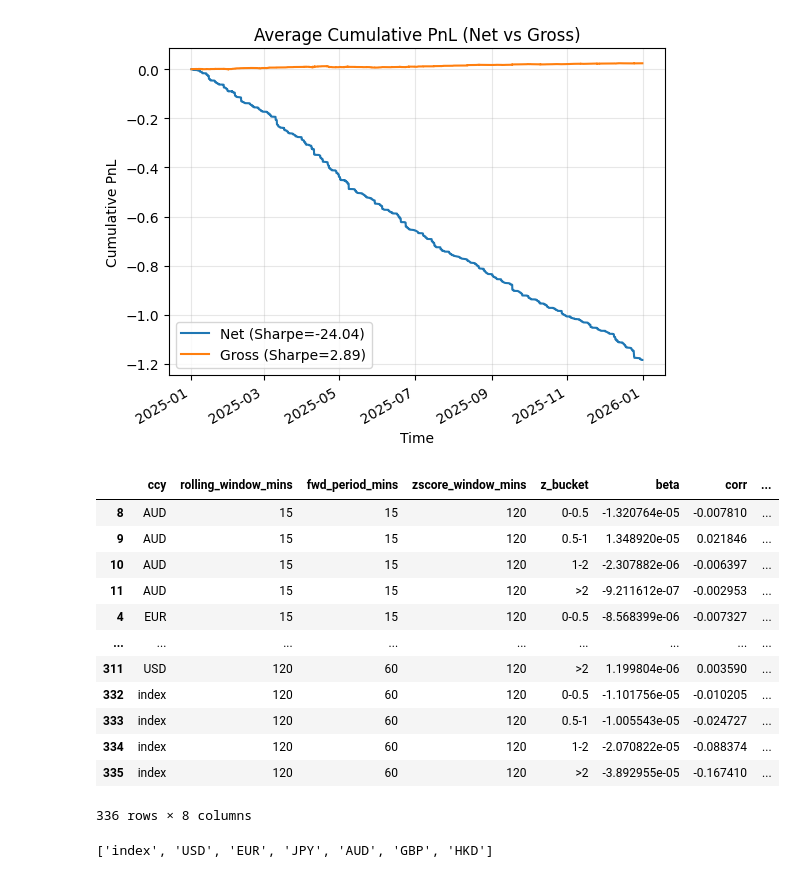
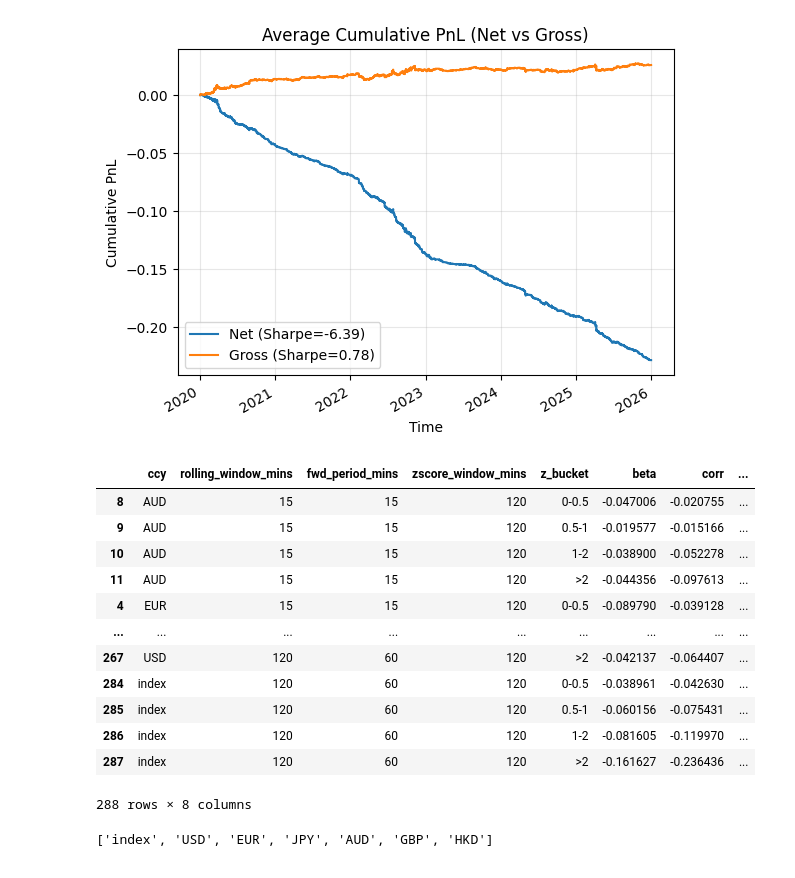
Before and after one commit to muqali/systematic-trading, a Jupyter notebook: src/systematic_trading/research/sgd_neer.ipynb, the cells around one changed output. Drawn from its saved outputs; the diff is of its cells as text; code cells hidden in the pictures.

```diff
--- a/src/systematic_trading/research/sgd_neer.ipynb
+++ b/src/systematic_trading/research/sgd_neer.ipynb
@@ -9,10 +9,10 @@ sys.path.append(str(Path.cwd().parent))
 
 from data.resampled_data_loader import get_resampled_quotes
 
-instruments = ['USDSGD', 'EURUSD', 'AUDUSD', 'GBPUSD', 'USDJPY', 'USDHKD']
-ccys = ['USD', 'EUR', 'AUD', 'GBP', 'JPY', 'HKD']
+instruments = ['USDSGD', 'EURUSD', 'AUDUSD', 'GBPUSD', 'USDJPY']
+ccys = ['USD', 'EUR', 'AUD', 'GBP', 'JPY']
 
-start_date = dt.datetime(2025, 1, 1)
+start_date = dt.datetime(2020, 1, 1)
 end_date = dt.datetime(2025, 12, 31)
 freq = pd.Timedelta(minutes=15)
 
@@ -36,10 +36,10 @@ from strategy.sgd_neer_strategy import SGDNEERStrategy
 strategy = SGDNEERStrategy(instruments, prices,
                         {
                             "rolling_window" : pd.Timedelta(minutes=15),
-                            "zscore_window" : pd.Timedelta(minutes=1200),
-                            "zscore_entry_threshold" : 2.5,
+                            "zscore_window" : pd.Timedelta(hours=3),
+                            "zscore_entry_threshold" : 2.0,
                             "zscore_exit_threshold" : 0.0,
-                            "spread_entry_multiplier" : 3.0
+                            "spread_entry_multiplier" : 5.0
                         })
 # %%
 signals = strategy.generate_signals()
@@ -111,7 +92,7 @@ ax.set_ylabel("Cumulative PnL")
 ax.legend()
 ax.grid(True, alpha=0.3)
 # %% [output]
-[figure, old version]
+[figure, new version]
 # %%
 rets_vs_sgd = strategy.build_rets_vs_sgd()
 # %%
@@ -138,12 +119,7 @@ results = []
 for rolling_window_mins, rolling_window in zip(rolling_windows_mins, rolling_windows):
     for fwd_period_mins, fwd_period in zip(fwd_periods_mins, fwd_periods):
         for ccy in ccys + ["index"]:
-            if ccy == "index":
-                past_ret = rets_vs_sgd["index"].rolling(rolling_window).sum()
-            else:
-                past_ret = (
-                    rets_vs_sgd[ccy] - rets_vs_sgd["index"]
-                ).rolling(rolling_window).sum()
+            past_ret = rets_vs_sgd[ccy].rolling(rolling_window).sum()
 
             past_z = (
                 (past_ret - past_ret.rolling(zscore_window).mean())
@@ -162,46 +138,46 @@ for rolling_window_mins, rolling_window in zip(rolling_windows_mins, rolling_win
             for lower, upper in zscore_bins:
                 if np.isinf(upper):
                     bucket_mask = abs_z > lower
                     z_bucket = f">{lower}"
                 else:
                     bucket_mask = (abs_z >= lower) & (abs_z < upper)
                     z_bucket = f"{lower}-{upper}"
 
                 beta, corr, n_obs = regression_stats(
-                    past_z[bucket_mask],
+                    past_ret[bucket_mask],
                     future_ccy_ret[bucket_mask],
                 )
 
                 results.append({
                     "ccy": ccy,
                     "rolling_window_mins": rolling_window_mins,
                     "fwd_period_mins": fwd_period_mins,
                     "zscore_window_mins": zscore_window_mins,
                     "z_bucket": z_bucket,
                     "beta": beta,
                     "corr": corr,
                     "n_obs": n_obs,
                 })
 
 zscore_bucket_results = pd.DataFrame(results)
 
 zscore_bucket_results.sort_values(
     ["rolling_window_mins", "fwd_period_mins", "ccy", "z_bucket"]
 )
 # %% [output]
 |  | ccy | rolling_window_mins | fwd_period_mins | zscore_window_mins | z_bucket | beta | corr | ... |
-| 8 | AUD | 15 | 15 | 120 | 0-0.5 | -1.320764e-05 | -0.007810 | ... |
-| 9 | AUD | 15 | 15 | 120 | 0.5-1 | 1.348920e-05 | 0.021846 | ... |
-| 10 | AUD | 15 | 15 | 120 | 1-2 | -2.307882e-06 | -0.006397 | ... |
-| 11 | AUD | 15 | 15 | 120 | >2 | -9.211612e-07 | -0.002953 | ... |
-| 4 | EUR | 15 | 15 | 120 | 0-0.5 | -8.568399e-06 | -0.007327 | ... |
+| 8 | AUD | 15 | 15 | 120 | 0-0.5 | -0.047006 | -0.020755 | ... |
+| 9 | AUD | 15 | 15 | 120 | 0.5-1 | -0.019577 | -0.015166 | ... |
+| 10 | AUD | 15 | 15 | 120 | 1-2 | -0.038900 | -0.052278 | ... |
+| 11 | AUD | 15 | 15 | 120 | >2 | -0.044356 | -0.097613 | ... |
+| 4 | EUR | 15 | 15 | 120 | 0-0.5 | -0.089790 | -0.039128 | ... |
 | ... | ... | ... | ... | ... | ... | ... | ... | ... |
-| 311 | USD | 120 | 60 | 120 | >2 | 1.199804e-06 | 0.003590 | ... |
-| 332 | index | 120 | 60 | 120 | 0-0.5 | -1.101756e-05 | -0.010205 | ... |
-| 333 | index | 120 | 60 | 120 | 0.5-1 | -1.005543e-05 | -0.024727 | ... |
-| 334 | index | 120 | 60 | 120 | 1-2 | -2.070822e-05 | -0.088374 | ... |
-| 335 | index | 120 | 60 | 120 | >2 | -3.892955e-05 | -0.167410 | ... |
+| 267 | USD | 120 | 60 | 120 | >2 | -0.042137 | -0.064407 | ... |
+| 284 | index | 120 | 60 | 120 | 0-0.5 | -0.038961 | -0.042630 | ... |
+| 285 | index | 120 | 60 | 120 | 0.5-1 | -0.060156 | -0.075431 | ... |
+| 286 | index | 120 | 60 | 120 | 1-2 | -0.081605 | -0.119970 | ... |
+| 287 | index | 120 | 60 | 120 | >2 | -0.161627 | -0.236436 | ... |
-336 rows × 8 columns
+288 rows × 8 columns
 # %%
 zscore_bucket_results.pivot_table(
     index=["rolling_window_mins", "fwd_period_mins", "ccy"],
```
Also changed, not shown: parts of 3 cells of this notebook, 1 other file.
